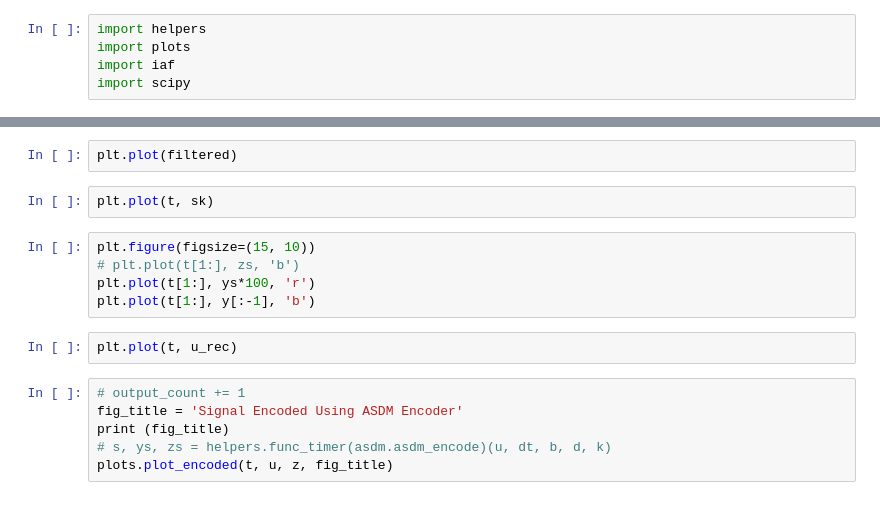
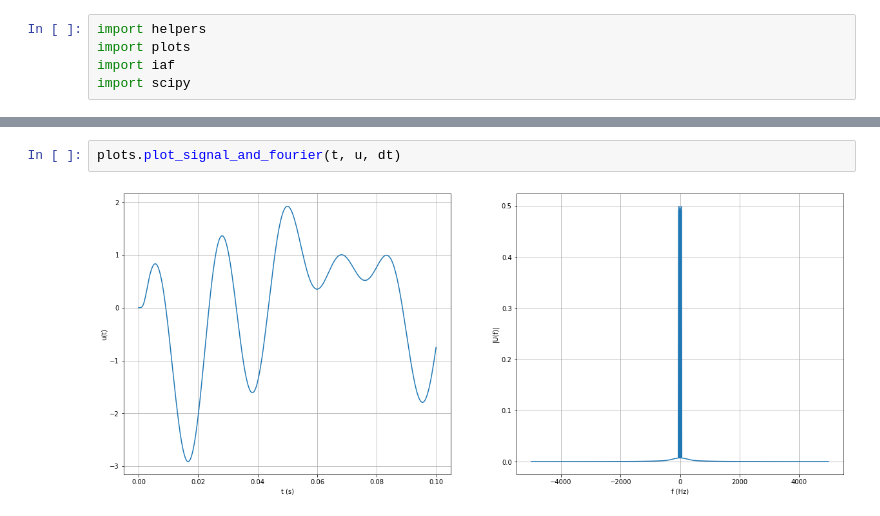
Before and after one commit to gkarray/Semester-Project, a Jupyter notebook: Algorithm 2.ipynb, the cells around one changed output, grey strips where cells are left out. Drawn from its saved outputs; the diff is of its cells as text.

```diff
--- a/Algorithm 2.ipynb
+++ b/Algorithm 2.ipynb
@@ -164,17 +29,4 @@ NameError: name 'filt' is not defined
-# %%
-plt.plot(filtered)
-# %%
-plt.plot(t, sk)
-# %%
-plt.figure(figsize=(15, 10))
-# plt.plot(t[1:], zs, 'b')
-plt.plot(t[1:], ys*100, 'r')
-plt.plot(t[1:], y[:-1], 'b')
-# %%
-plt.plot(t, u_rec)
-# %%
-# output_count += 1
-fig_title = 'Signal Encoded Using ASDM Encoder'
-print (fig_title)
-# s, ys, zs = helpers.func_timer(asdm.asdm_encode)(u, dt, b, d, k)
-plots.plot_encoded(t, u, z, fig_title)
+# %%
+plots.plot_signal_and_fourier(t, u, dt)
+# %% [output]
+[figure, added]
```
Also changed, not shown: parts of 29 cells of this notebook, 10 other files.
